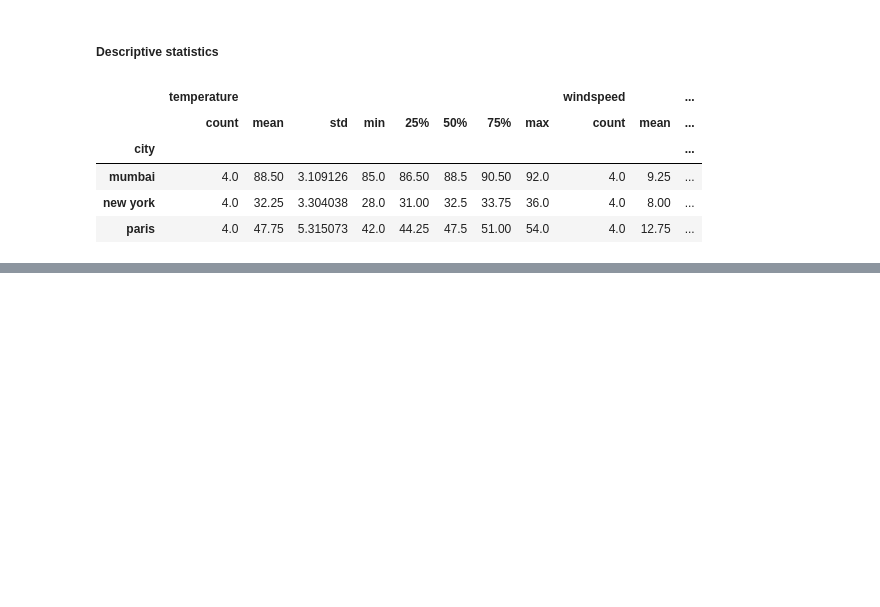
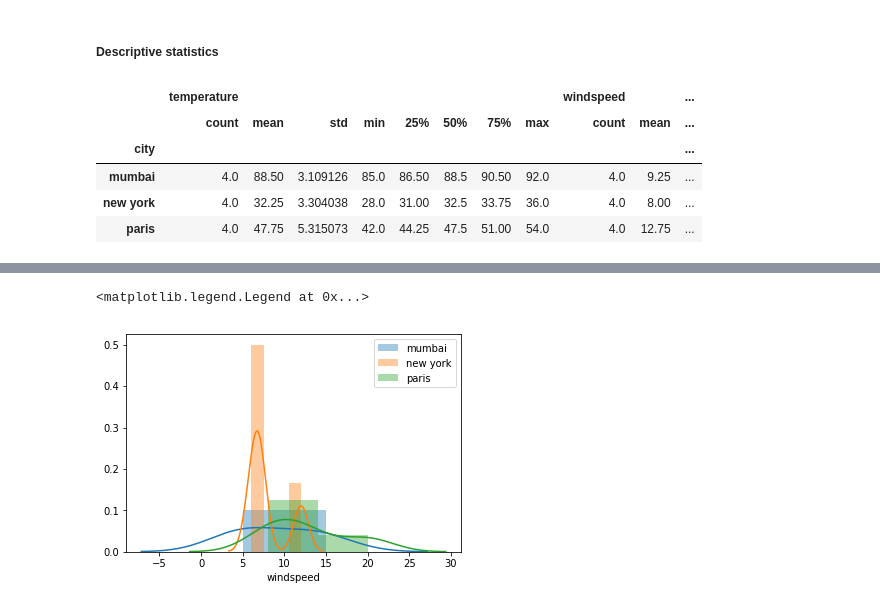
Before and after one commit to AmitBaroi/Codebasics---Pandas, a Jupyter notebook: 5_Group by.ipynb, the cells around one changed output, grey strips where cells are left out. Saved outputs shown, nothing was run; the diff lists cells and outputs as text; code cells hidden in the pictures; blank space fills up the shorter version.

```diff
--- a/5_Group by.ipynb
+++ b/5_Group by.ipynb
@@ -138,0 +148,7 @@ There are is so much more we can do with grouped data. For more information visi
+# %%
+for name, data in g:
+    sns.distplot(a=data['windspeed'], label=name)
+plt.legend()
+# %% [output]
+<matplotlib.legend.Legend at 0x...>
+[figure, added]
```
Also changed, not shown: parts of 2 cells of this notebook, 3 other files.
